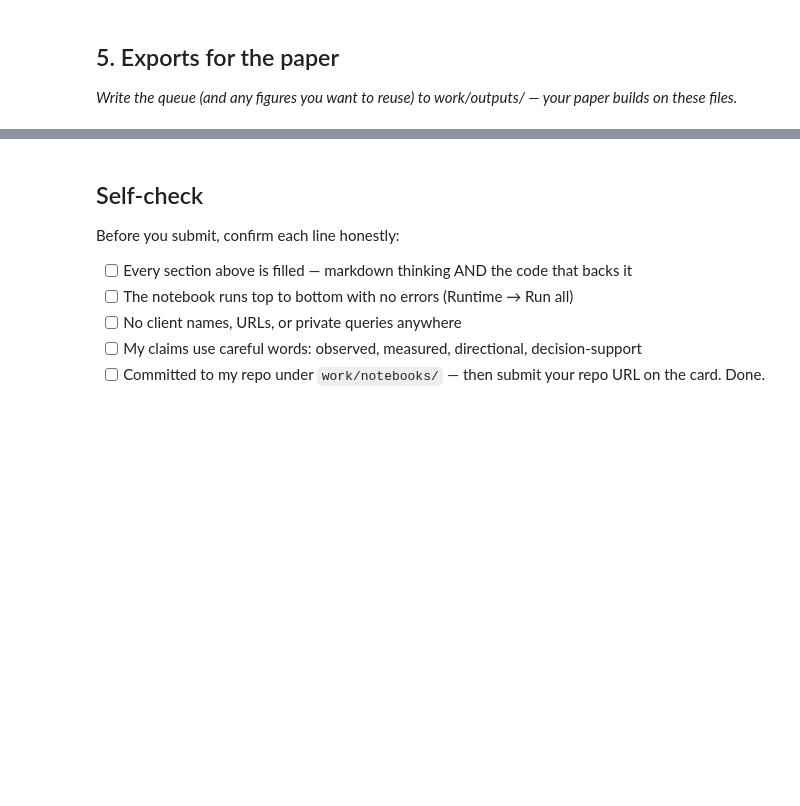
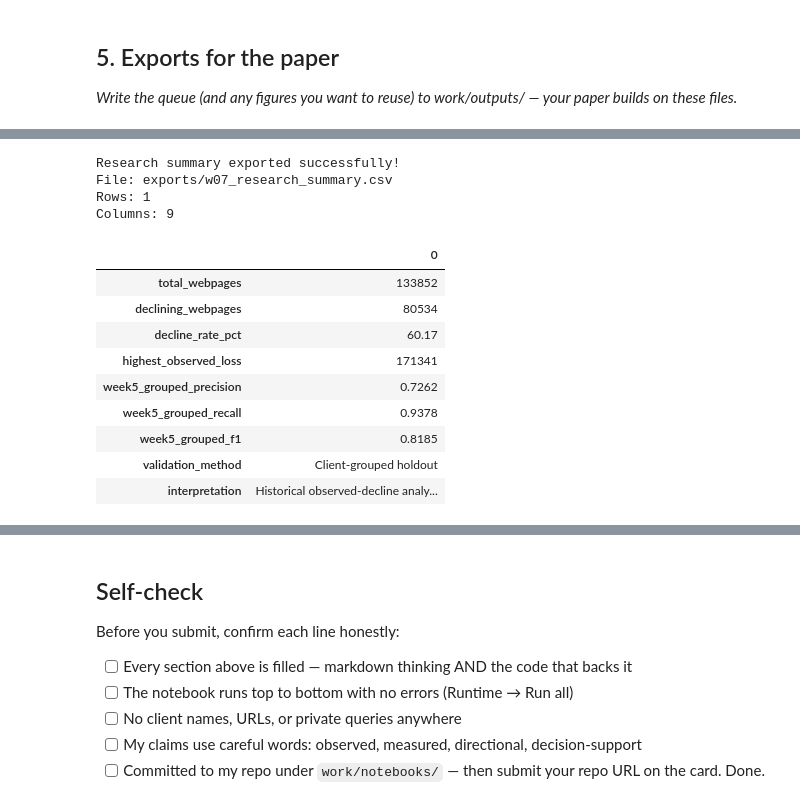
Before and after one commit to barak-hub/flyrank-ml-internship, a Jupyter notebook: work/notebooks/w07_action_playbook.ipynb, the cells around one changed output, grey strips where cells are left out. Saved outputs shown, nothing was run; the diff lists cells and outputs as text; code cells hidden in the pictures; blank space fills up the shorter version.

```diff
--- a/work/notebooks/w07_action_playbook.ipynb
+++ b/work/notebooks/w07_action_playbook.ipynb
@@ -43,0 +475,47 @@ This skeleton is yours to fill. Work the sections **in order** — each one has
+# %%
+
+# Week 7 — Research summary export
+
+summary = pd.DataFrame([{
+    "total_webpages": len(page_df),
+    "declining_webpages": len(action_queue),
+    "decline_rate_pct": round(
+        100 * len(action_queue) / len(page_df), 2
+    ),
+    "highest_observed_loss": int(
+        action_queue["impressions_lost"].max()
+    ),
+    "week5_grouped_precision": 0.7262,
+    "week5_grouped_recall": 0.9378,
+    "week5_grouped_f1": 0.8185,
+    "validation_method": "Client-grouped holdout",
+    "interpretation": (
+        "Historical observed-decline analysis; "
+        "not validated for future forecasting"
+    )
+}])
+
+summary_path = "exports/w07_research_summary.csv"
+summary.to_csv(summary_path, index=False)
+
+print("Research summary exported successfully!")
+print("File:", summary_path)
+print("Rows:", len(summary))
+print("Columns:", len(summary.columns))
+
+display(summary.T)
+# %% [output]
+Research summary exported successfully!
+File: exports/w07_research_summary.csv
+Rows: 1
+Columns: 9
+|  | 0 |
+| total_webpages | 133852 |
+| declining_webpages | 80534 |
+| decline_rate_pct | 60.17 |
+| highest_observed_loss | 171341 |
+| week5_grouped_precision | 0.7262 |
+| week5_grouped_recall | 0.9378 |
+| week5_grouped_f1 | 0.8185 |
+| validation_method | Client-grouped holdout |
+| interpretation | Historical observed-decline analy... |
```
Also changed, not shown: parts of 15 cells of this notebook.
